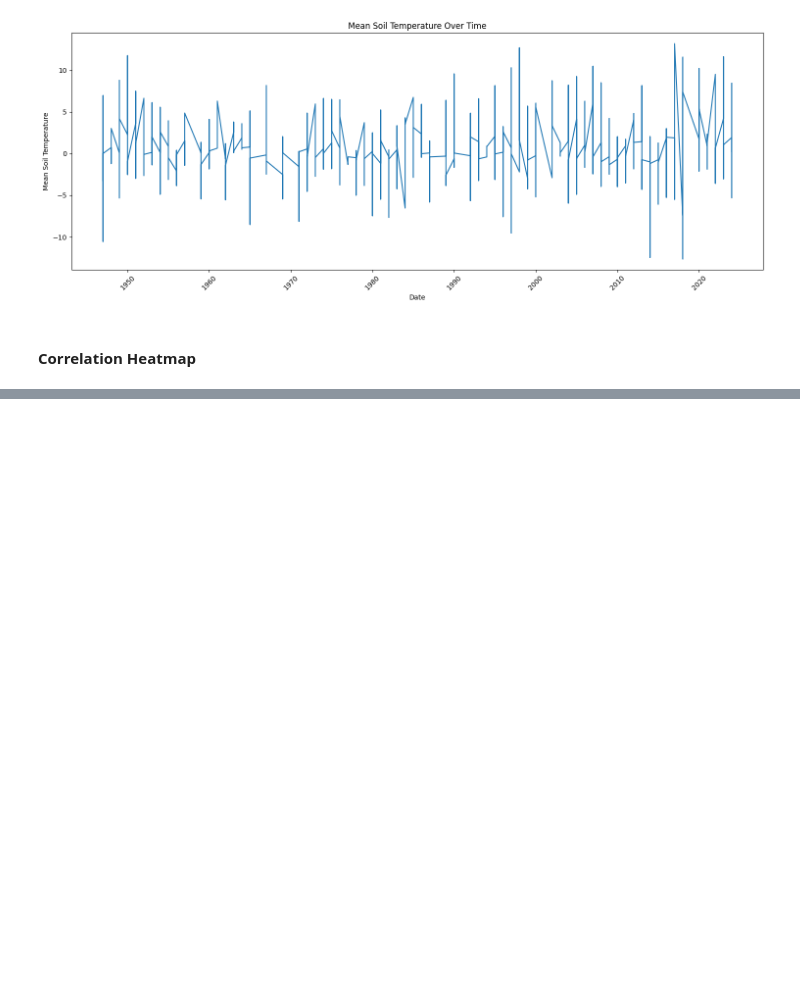
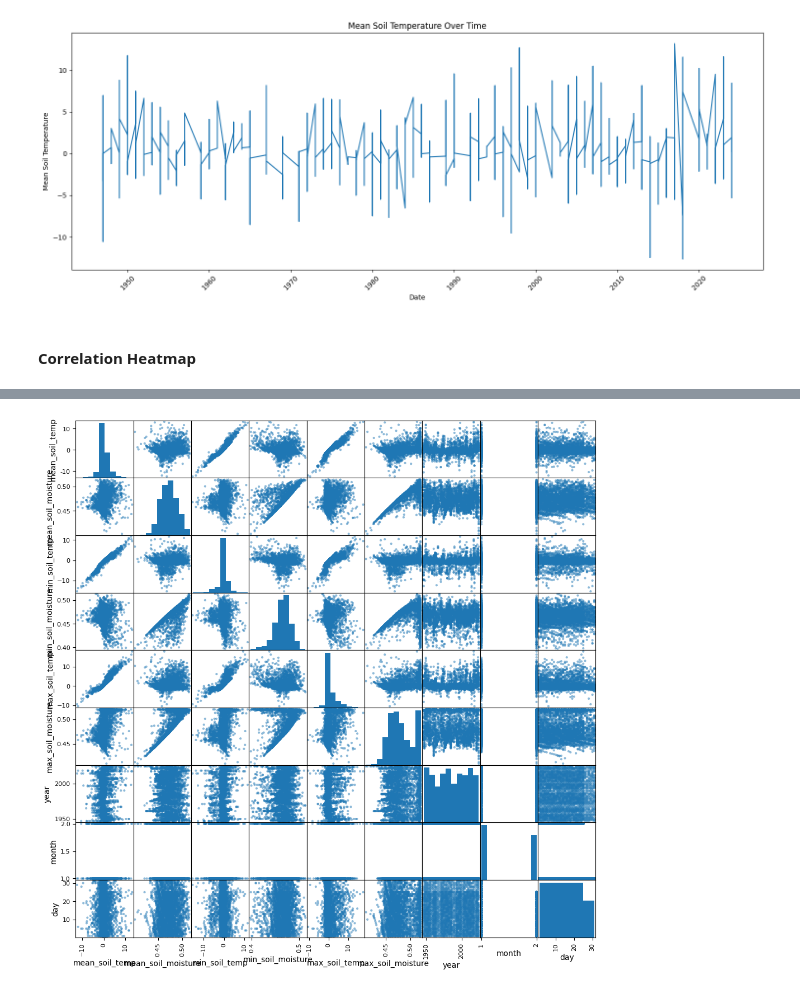
Before and after one commit to FranThe3rd/Spring-Predictor-ML, a Jupyter notebook: SpringPredictor.ipynb, the cells around one changed output, grey strips where cells are left out. Saved outputs shown, nothing was run; the diff lists cells and outputs as text; code cells hidden in the pictures; blank space fills up the shorter version.

```diff
--- a/SpringPredictor.ipynb
+++ b/SpringPredictor.ipynb
@@ -205,8 +200,9 @@ plt.show()
-# %%
-def split_data():
-    # Split the data into training and testing sets
-    train_set = data.sample(frac=0.8, random_state=7)
-    test_set = data.drop(train_set.index)
-    return train_set, test_set
+# %%
+from sklearn.model_selection import train_test_split
+def split_data():
+    stratum = data['date'].dt.day
+    train_set, test_set = train_test_split(data, test_size=0.2, random_state=7, stratify=stratum)
+    return train_set, test_set
 # %%
 train_set, test_set = split_data()
+data = train_set.copy()
@@ -212,0 +218,4 @@ train_set, test_set = split_data()
+# %%
+pd.plotting.scatter_matrix(data, figsize=(12, 12));
+# %% [output]
+[figure, added]
```
Also changed, not shown: parts of 9 cells of this notebook, 1 other file.
